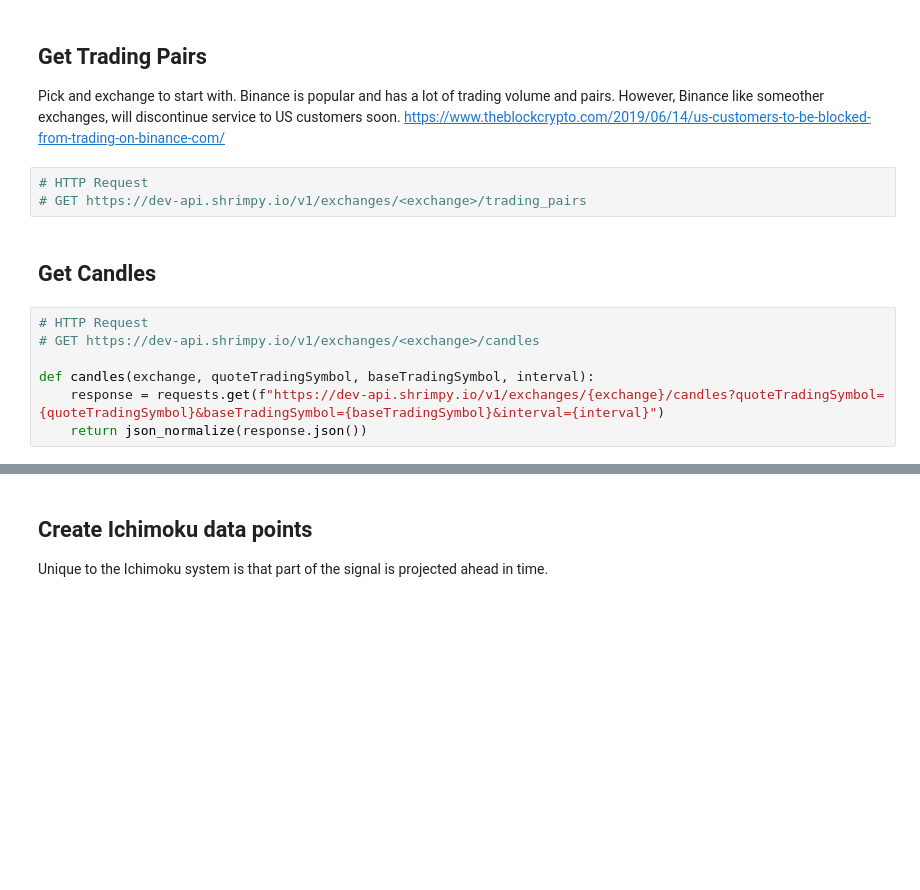
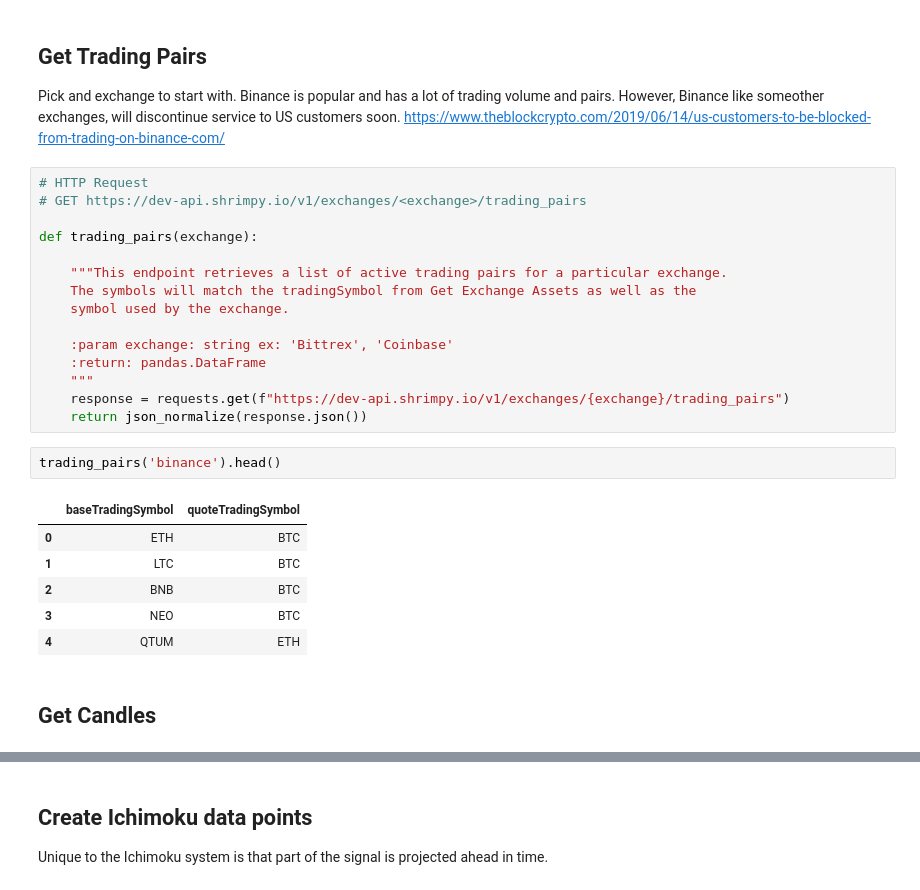
Before and after one commit to djporterco/Ichi-Told-Me, a Jupyter notebook: Ichi-told-me.ipynb, the cells around one changed output, grey strips where cells are left out. Drawn from its saved outputs; the diff is of its cells as text; blank space fills up the shorter version.

```diff
--- a/Ichi-told-me.ipynb
+++ b/Ichi-told-me.ipynb
@@ -101,15 +112,29 @@ Pick and exchange to start with.
 Binance is popular and has a lot of trading volume and pairs.
 However, Binance like someother exchanges, will discontinue service to US customers soon.
 https://www.theblockcrypto.com/2019/06/14/us-customers-to-be-blocked-from-trading-on-binance-com/
-# %%
-# HTTP Request
-# GET https://dev-api.shrimpy.io/v1/exchanges/<exchange>/trading_pairs
+# %%
+# HTTP Request
+# GET https://dev-api.shrimpy.io/v1/exchanges/<exchange>/trading_pairs
+
+def trading_pairs(exchange):
+
+    """This endpoint retrieves a list of active trading pairs for a particular exchange.
+    The symbols will match the tradingSymbol from Get Exchange Assets as well as the
+    symbol used by the exchange.
+
+    :param exchange: string ex: 'Bittrex', 'Coinbase'
+    :return: pandas.DataFrame
+    """
+    response = requests.get(f"https://dev-api.shrimpy.io/v1/exchanges/{exchange}/trading_pairs")
+    return json_normalize(response.json())
+# %%
+trading_pairs('binance').head()
+# %% [output]
+|  | baseTradingSymbol | quoteTradingSymbol |
+| 0 | ETH | BTC |
+| 1 | LTC | BTC |
+| 2 | BNB | BTC |
+| 3 | NEO | BTC |
+| 4 | QTUM | ETH |
 # %% [markdown]
 ## Get Candles
-# %%
-# HTTP Request
-# GET https://dev-api.shrimpy.io/v1/exchanges/<exchange>/candles
-
-def candles(exchange, quoteTradingSymbol, baseTradingSymbol, interval):
-    response = requests.get(f"https://dev-api.shrimpy.io/v1/exchanges/{exchange}/candles?quoteTradingSymbol={quoteTradingSymbol}&baseTradingSymbol={baseTradingSymbol}&interval={interval}")
-    return json_normalize(response.json())
```
Also changed, not shown: parts of 19 cells of this notebook.
